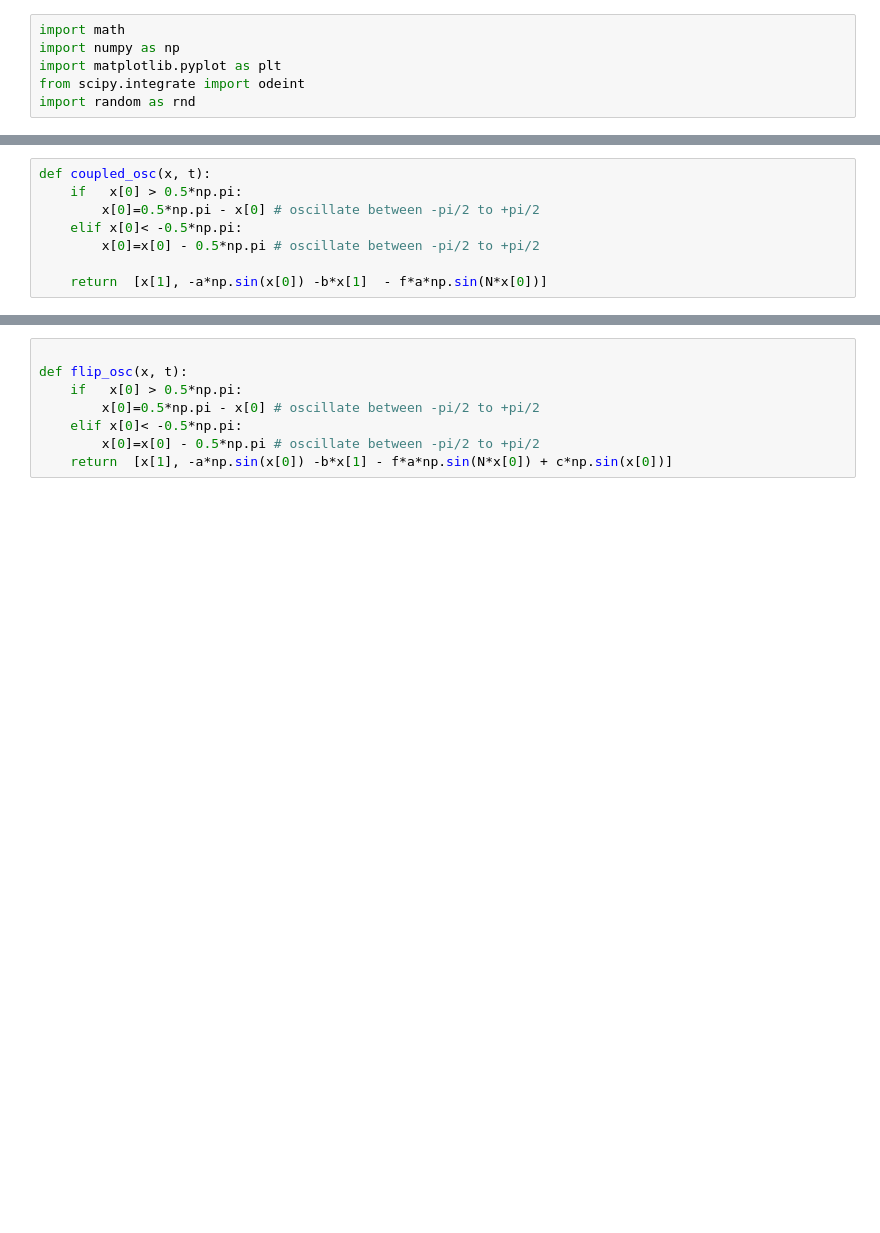
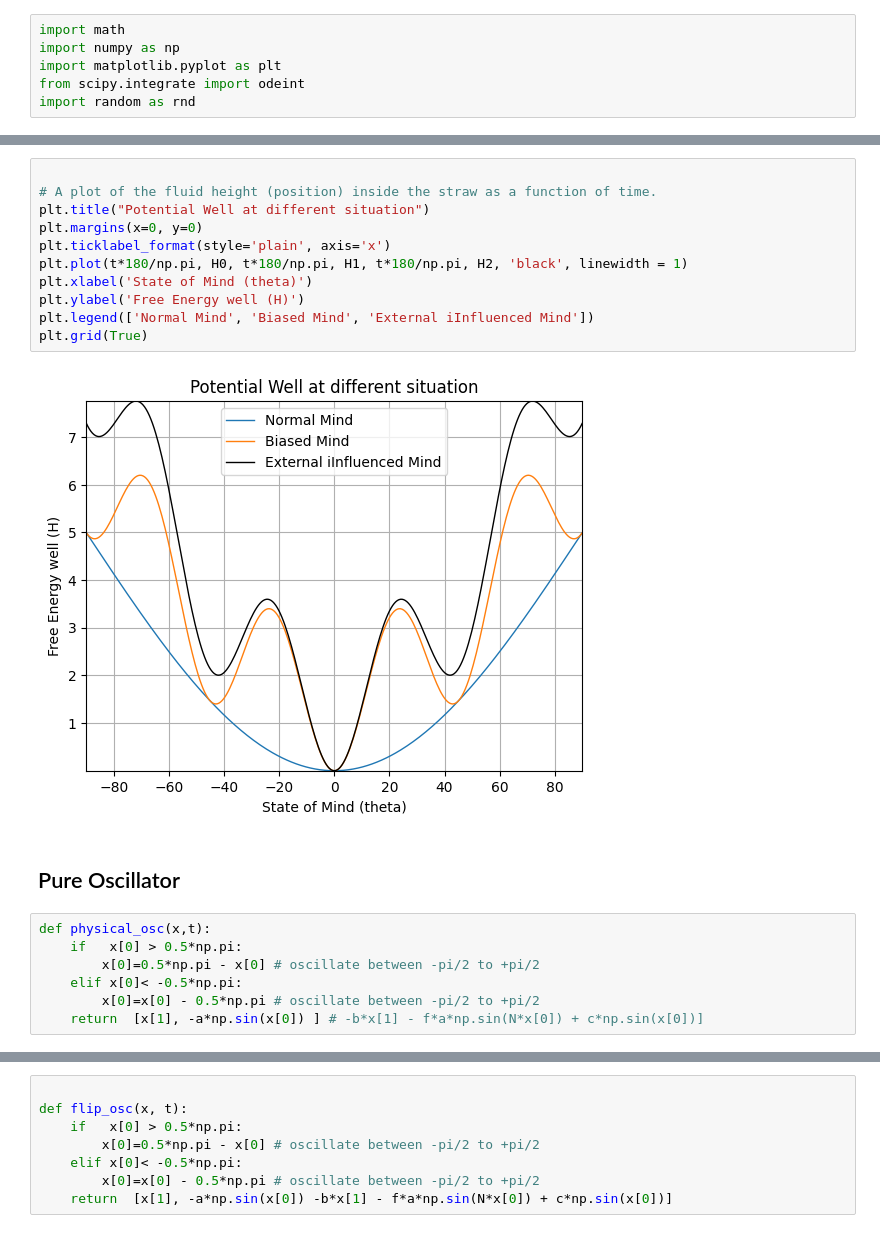
Before and after one commit to ShounakDas101/multibody, a Jupyter notebook: IEEE_Cognition.ipynb, the cells around one changed output, grey strips where cells are left out. Saved outputs shown, nothing was run; the diff lists cells and outputs as text; blank space fills up the shorter version.

```diff
--- a/IEEE_Cognition.ipynb
+++ b/IEEE_Cognition.ipynb
@@ -25,8 +34,22 @@ Amp = 1.3
+# %%
+
+# A plot of the fluid height (position) inside the straw as a function of time.
+plt.title("Potential Well at different situation")
+plt.margins(x=0, y=0)
+plt.ticklabel_format(style='plain', axis='x')
+plt.plot(t*180/np.pi, H0, t*180/np.pi, H1, t*180/np.pi, H2, 'black', linewidth = 1)
+plt.xlabel('State of Mind (theta)')
+plt.ylabel('Free Energy well (H)')
+plt.legend(['Normal Mind', 'Biased Mind', 'External iInfluenced Mind'])
+plt.grid(True)
+# %% [output]
+[figure, added]
+# %% [markdown]
+## Pure Oscillator
 # %%
-def coupled_osc(x, t):
+def physical_osc(x,t):
     if   x[0] > 0.5*np.pi:
         x[0]=0.5*np.pi - x[0] # oscillate between -pi/2 to +pi/2
     elif x[0]< -0.5*np.pi:
         x[0]=x[0] - 0.5*np.pi # oscillate between -pi/2 to +pi/2
-
-    return  [x[1], -a*np.sin(x[0]) -b*x[1]  - f*a*np.sin(N*x[0])]
+    return  [x[1], -a*np.sin(x[0]) ] # -b*x[1] - f*a*np.sin(N*x[0]) + c*np.sin(x[0])]
```
Also changed, not shown: parts of 15 cells of this notebook.
